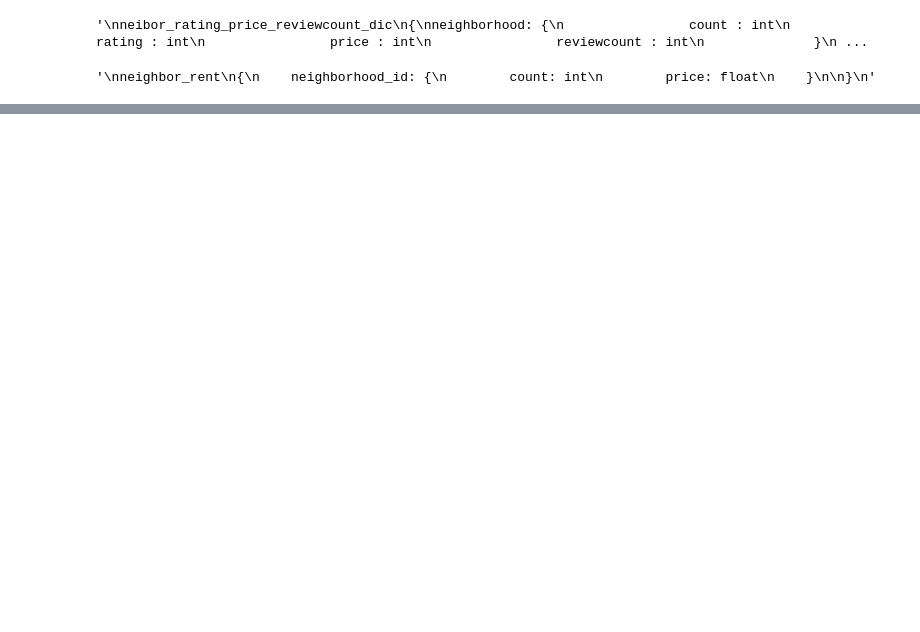
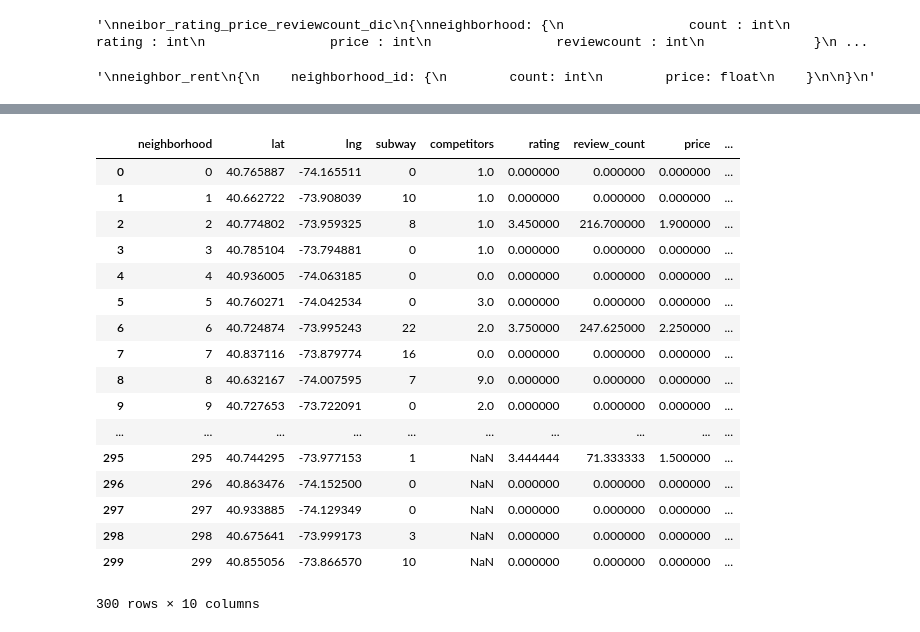
Before and after one commit to alwilliams2433/columbia_capstone_2017, a Jupyter notebook: nyc-check-ins/create_df.ipynb, the cells around one changed output, grey strips where cells are left out. Saved outputs shown, nothing was run; the diff lists cells and outputs as text; code cells hidden in the pictures; blank space fills up the shorter version.

```diff
--- a/nyc-check-ins/create_df.ipynb
+++ b/nyc-check-ins/create_df.ipynb
@@ -187,7 +184,7 @@ for key in neibor_rating_price_review_dic:
 price = []
 review_count = []
 rating = []
-for i in range(100):
+for i in range(k):
     if i in avg_dic:
         price.append(avg_dic[i]['price'])
         review_count.append(avg_dic[i]['review_count'])
@@ -205,14 +202,14 @@ chinese_score = pd.read_csv('score_for_chinese.csv')
 # %%
 neighbor['unsupervised_score'] = chinese_score['0']
 unsupervised_values = chinese_score['0'].values
-unsupservised_sort = np.argsort(unsupervised_values)[::-1].reshape(100, 1)
+unsupservised_sort = np.argsort(unsupervised_values)[::-1].reshape(k, 1)
 # %%
 sort_dic = {}
-sort_pair = np.concatenate((unsupservised_sort, np.array(range(1, 101)).reshape(100, 1)), axis=1)
+sort_pair = np.concatenate((unsupservised_sort, np.array(range(1, k + 1)).reshape(k, 1)), axis=1)
 for key, value in sort_pair:
     sort_dic[key] = value
 sort_list = []
-for i in range(100):
+for i in range(k):
     sort_list.append(sort_dic[i])
 sort_list = np.array(sort_list)
 
@@ -266,7 +260,7 @@ for index, row in rent.iterrows():
 
 # There will be some neighborhoods without data, we calculate average price for nearest 3 point as its price
 price_col = []
-for i in range(100):
+for i in range(k):
     if i not in neighbor_price:
         avg_price_nearest = getNearestAverage(i)
         neighbor_price[i] = { "count": 1, 'price': avg_price_nearest }
@@ -294,2 +286,23 @@ Int64Index([86, 31, 18, 8, 39], dtype='int64')
 # %%
 neighbor.to_csv("scoring_df.csv")
+# %%
+neighbor
+# %% [output]
+|  | neighborhood | lat | lng | subway | competitors | rating | review_count | price | ... |
+| 0 | 0 | 40.765887 | -74.165511 | 0 | 1.0 | 0.000000 | 0.000000 | 0.000000 | ... |
+| 1 | 1 | 40.662722 | -73.908039 | 10 | 1.0 | 0.000000 | 0.000000 | 0.000000 | ... |
+| 2 | 2 | 40.774802 | -73.959325 | 8 | 1.0 | 3.450000 | 216.700000 | 1.900000 | ... |
+| 3 | 3 | 40.785104 | -73.794881 | 0 | 1.0 | 0.000000 | 0.000000 | 0.000000 | ... |
+| 4 | 4 | 40.936005 | -74.063185 | 0 | 0.0 | 0.000000 | 0.000000 | 0.000000 | ... |
+| 5 | 5 | 40.760271 | -74.042534 | 0 | 3.0 | 0.000000 | 0.000000 | 0.000000 | ... |
+| 6 | 6 | 40.724874 | -73.995243 | 22 | 2.0 | 3.750000 | 247.625000 | 2.250000 | ... |
+| 7 | 7 | 40.837116 | -73.879774 | 16 | 0.0 | 0.000000 | 0.000000 | 0.000000 | ... |
+| 8 | 8 | 40.632167 | -74.007595 | 7 | 9.0 | 0.000000 | 0.000000 | 0.000000 | ... |
+| 9 | 9 | 40.727653 | -73.722091 | 0 | 2.0 | 0.000000 | 0.000000 | 0.000000 | ... |
+| ... | ... | ... | ... | ... | ... | ... | ... | ... | ... |
+| 295 | 295 | 40.744295 | -73.977153 | 1 | NaN | 3.444444 | 71.333333 | 1.500000 | ... |
+| 296 | 296 | 40.863476 | -74.152500 | 0 | NaN | 0.000000 | 0.000000 | 0.000000 | ... |
+| 297 | 297 | 40.933885 | -74.129349 | 0 | NaN | 0.000000 | 0.000000 | 0.000000 | ... |
+| 298 | 298 | 40.675641 | -73.999173 | 3 | NaN | 0.000000 | 0.000000 | 0.000000 | ... |
+| 299 | 299 | 40.855056 | -73.866570 | 10 | NaN | 0.000000 | 0.000000 | 0.000000 | ... |
+300 rows × 10 columns
```
Also changed, not shown: parts of 7 cells of this notebook, 7 other files.
